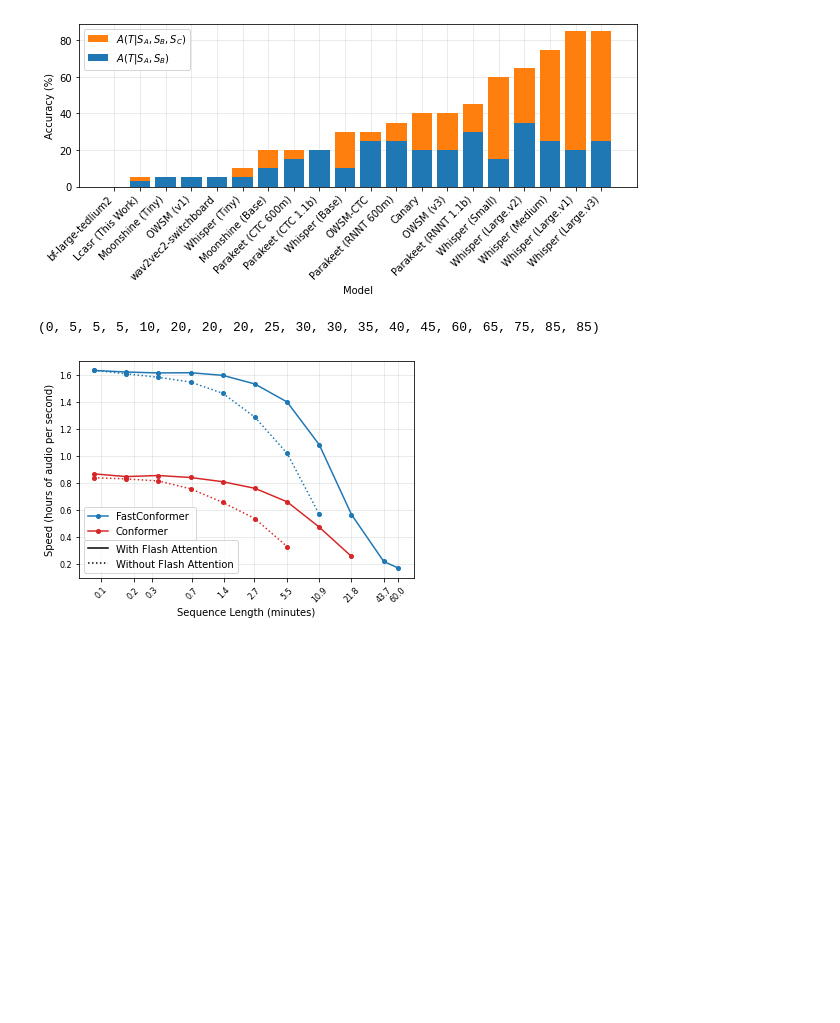
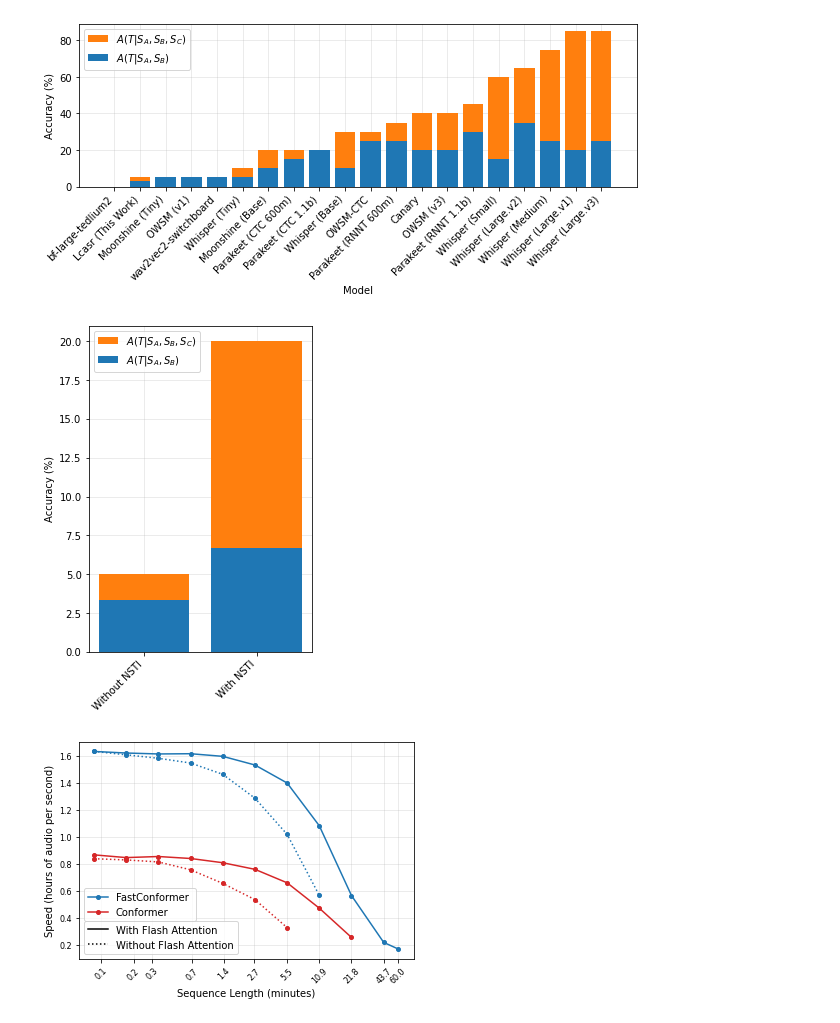
Before and after one commit to robflynnyh/long-context-asr, a Jupyter notebook: eval/results/eval.ipynb, the cells around one changed output. Cells and saved outputs as stored; diff of their text form; code cells hidden in the pictures; blank space fills up the shorter version.

Commit message:
in-context TTA plot

```diff
--- a/eval/results/eval.ipynb
+++ b/eval/results/eval.ipynb
@@ -2423,10 +2423,42 @@ plt.savefig('./in_context_eval_results.png', transparent = False, bbox_inches =
 plt.show()
 # %% [output]
 [figure]
-# %%
-totals
-# %% [output]
-(0, 5, 5, 5, 10, 20, 20, 20, 25, 30, 30, 35, 40, 45, 60, 65, 75, 85, 85)
+# %%
+categories = {
+    'Without NSTI': {'bottom': 3.33, 'top': 5-3.33},
+    'With NSTI': {'bottom': 6.67, 'top': 20-6.67},
+}
+
+
+bottom_values = [categories[el]['bottom'] for el in categories.keys()]
+top_values = [categories[el]['top'] for el in categories.keys()]
+categories = list(categories.keys())
+
+totals = [int(sum(x)) for x in zip(bottom_values, top_values)]
+# sort the bottom, top and categories by the total
+totals, bottom_values, top_values, categories = zip(*sorted(zip(totals, bottom_values, top_values, categories)))
+
+
+plt.figure(figsize=(8, 6))
+for i, category in enumerate(categories):
+    plt.bar(category, top_values[i], bottom=bottom_values[i], label=r'$A(T|S_A,S_B,S_C)$' if i==0 else '', color='tab:orange', zorder=3)
+    plt.bar(category, bottom_values[i], label=r'$A(T | S_A,S_B)$' if i==0 else '', color='tab:blue', zorder=3)
+
+
+ax = plt.gca()
+ax.grid(True, alpha=0.3, zorder=-1)
+
+
+
+plt.ylabel('Accuracy (%)')
+plt.xticks(rotation=45, ha='right', va='top')
+plt.gcf().set_size_inches(4, 6)
+plt.legend()
+plt.savefig('./in_context_eval_results_with_nsti.pdf', transparent = True, bbox_inches = 'tight')
+# plt.savefig('./in_context_eval_results.png', transparent = False, bbox_inches = 'tight')
+plt.show()
+# %% [output]
+[figure, added]
 # %%
 seq_lens = [512, 1024, 2048, 4096, 8192, 16384, 32768, 65536, 131072, 262144, 360000]
 batch_size = [704, 352, 176, 88, 44, 22, 11, 5, 2, 1, 1]
```
Also changed, not shown: parts of 1 cell of this notebook, 3 other files.
